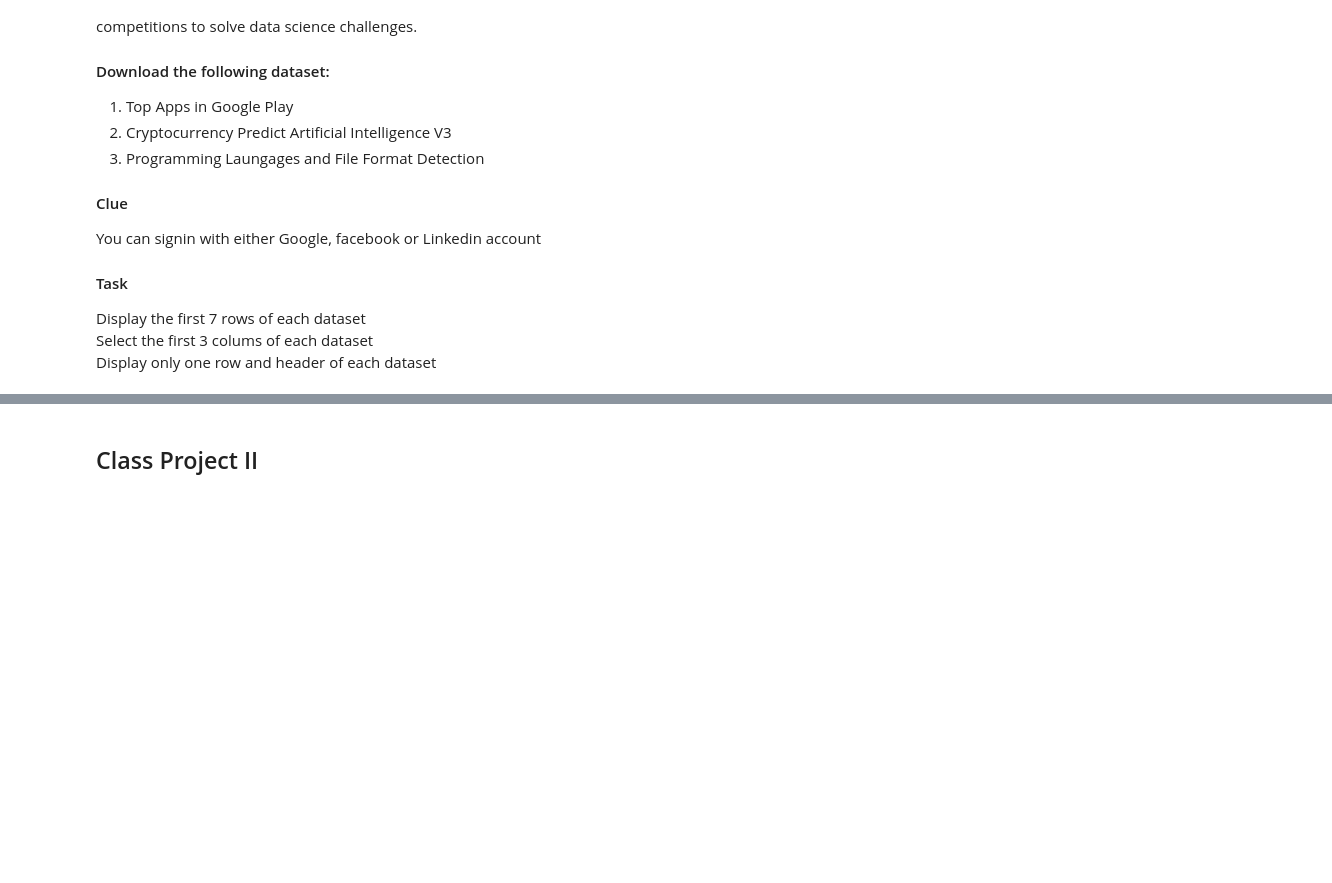
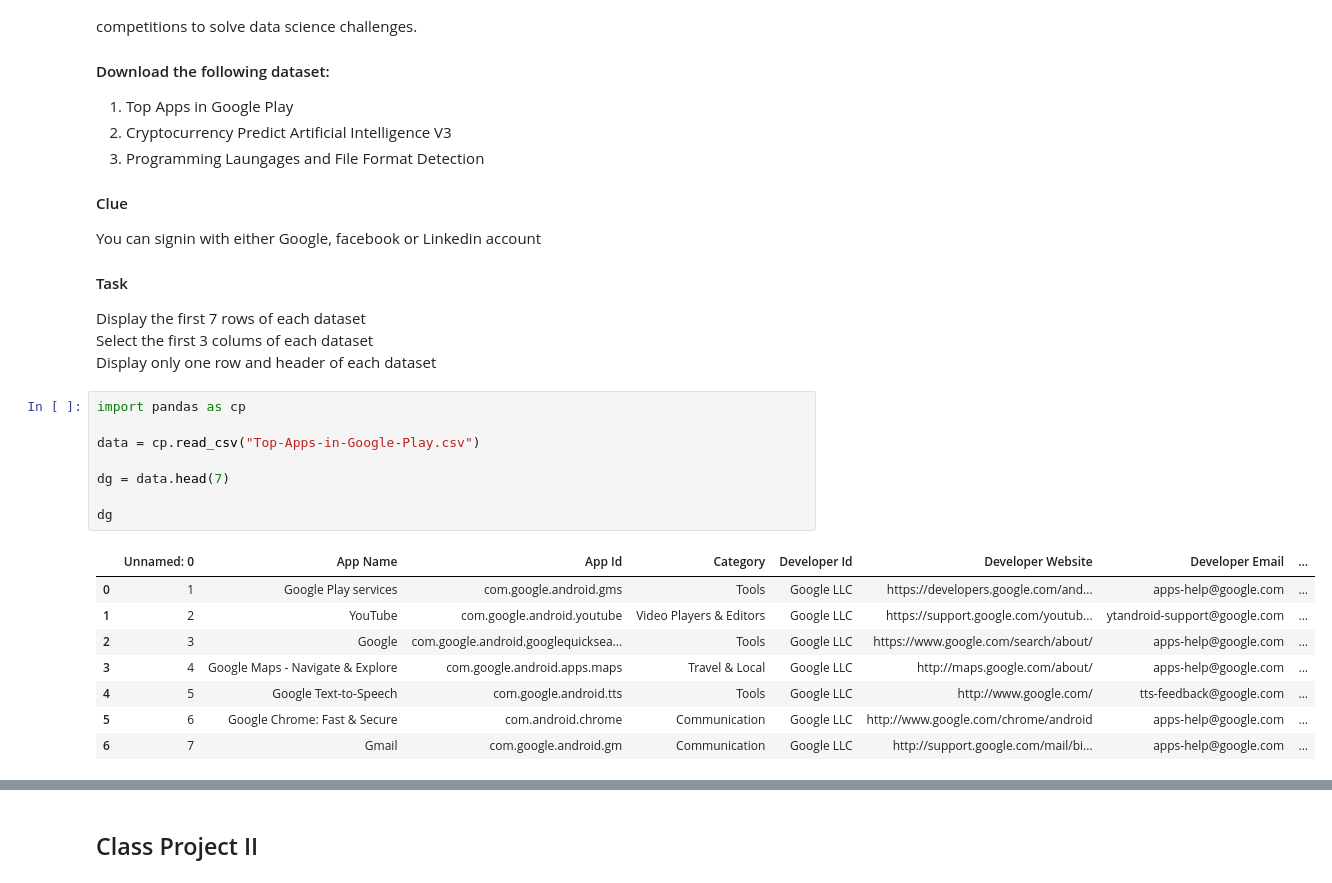
Before and after one commit to ayomidemalik/m.memudCSC102, a Jupyter notebook: Week_6/Week 6 - Python-Pandas-Practice.ipynb, the cells around one changed output, grey strips where cells are left out. Cells and saved outputs as stored; diff of their text form; blank space fills up the shorter version.

```diff
--- a/Week_6/Week 6 - Python-Pandas-Practice.ipynb
+++ b/Week_6/Week 6 - Python-Pandas-Practice.ipynb
@@ -265,3 +265,20 @@ You can signin with either Google, facebook or Linkedin account
 Display the first 7 rows of each dataset<br>
 Select the first 3 colums of each dataset<br>
 Display only one row and header of each dataset
+# %%
+import pandas as cp
+
+data = cp.read_csv("Top-Apps-in-Google-Play.csv")
+
+dg = data.head(7)
+
+dg
+# %% [output]
+|  | Unnamed: 0 | App Name | App Id | Category | Developer Id | Developer Website | Developer Email | ... |
+| 0 | 1 | Google Play services | com.google.android.gms | Tools | Google LLC | https://developers.google.com/and... | apps-help@google.com | ... |
+| 1 | 2 | YouTube | com.google.android.youtube | Video Players & Editors | Google LLC | https://support.google.com/youtub... | ytandroid-support@google.com | ... |
+| 2 | 3 | Google | com.google.android.googlequicksea... | Tools | Google LLC | https://www.google.com/search/about/ | apps-help@google.com | ... |
+| 3 | 4 | Google Maps - Navigate & Explore | com.google.android.apps.maps | Travel & Local | Google LLC | http://maps.google.com/about/ | apps-help@google.com | ... |
+| 4 | 5 | Google Text-to-Speech | com.google.android.tts | Tools | Google LLC | http://www.google.com/ | tts-feedback@google.com | ... |
+| 5 | 6 | Google Chrome: Fast & Secure | com.android.chrome | Communication | Google LLC | http://www.google.com/chrome/android | apps-help@google.com | ... |
+| 6 | 7 | Gmail | com.google.android.gm | Communication | Google LLC | http://support.google.com/mail/bi... | apps-help@google.com | ... |
```
Also changed, not shown: parts of 5 cells of this notebook, 17 other files.
